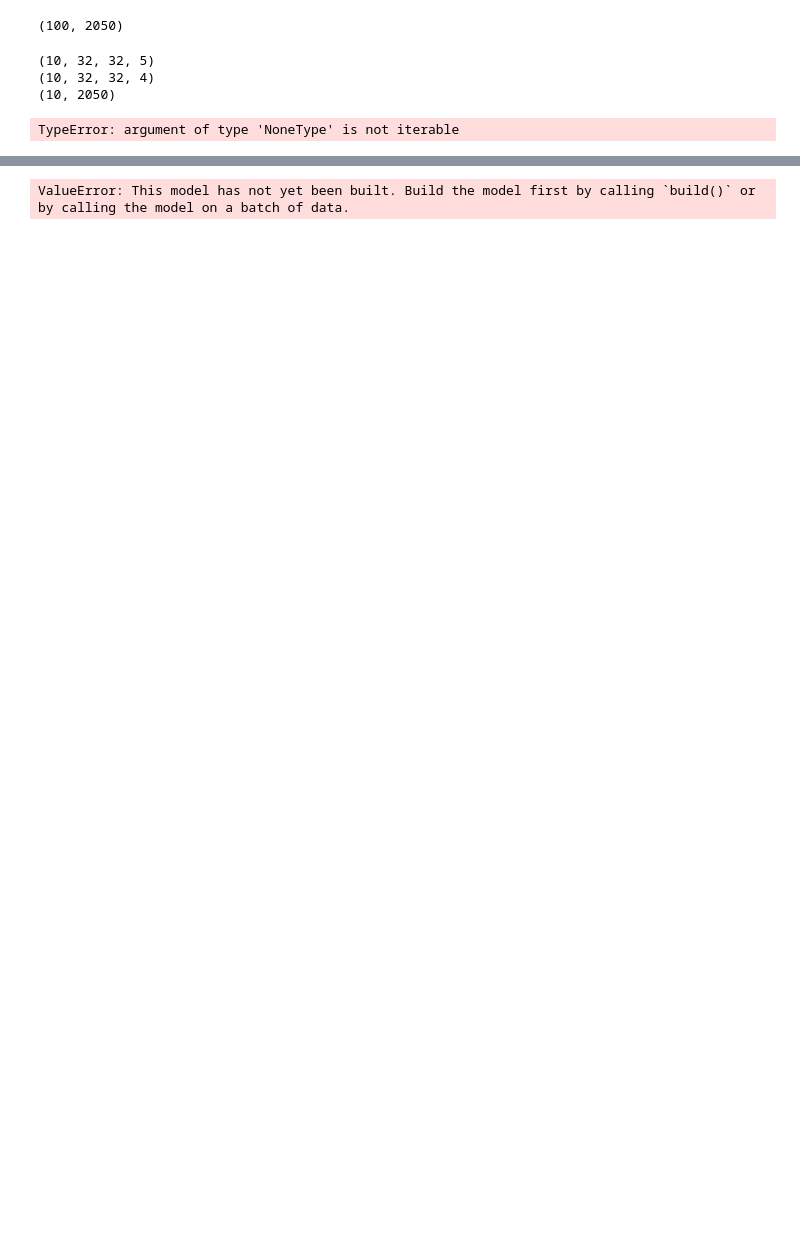
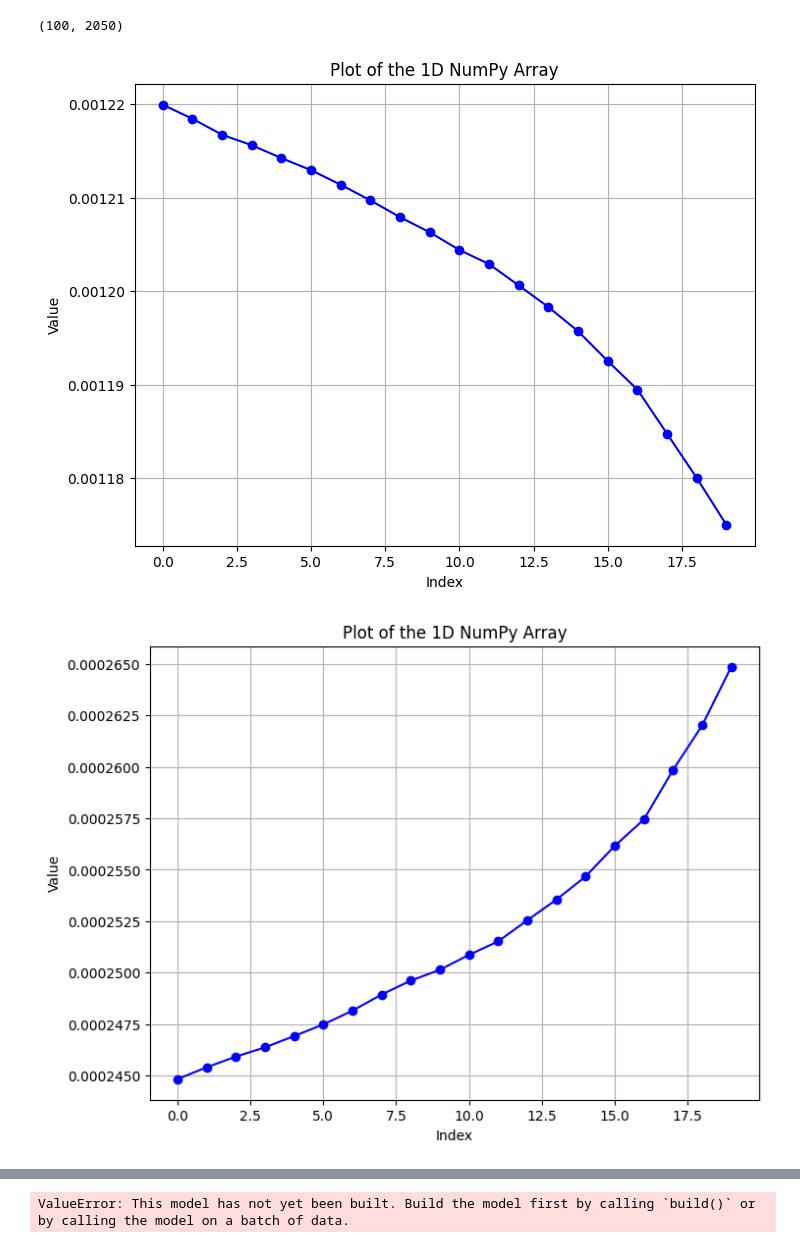
Before and after one commit to PeHaash/CRSA-0.3, a Jupyter notebook: notebooks/phase1.ipynb, the cells around one changed output, grey strips where cells are left out. Saved outputs shown, nothing was run; the diff lists cells and outputs as text; code cells hidden in the pictures; blank space fills up the shorter version.

```diff
--- a/notebooks/phase1.ipynb
+++ b/notebooks/phase1.ipynb
@@ -415,8 +415,8 @@ def build_gise(generator, surrogate):
 
   # make surrogate untrainable
   # surrogate.trainable = False
-  for layer in surrogate.layers:
-    layer.trainable = False
+  # for layer in surrogate.layers:
+  #   layer.trainable = False
 
   # get the output of generator
   output_gen = generator.output
@@ -489,13 +489,13 @@ Surrogate_ = build_surrogate(PowerOfShapes, num_of_hidden_layers = 5, input_chan
 
 Gise = build_gise(Generator_, Surrogate_)
 
-Gise.compile(loss='mse', optimizer='adam')
+Gise.compile(loss='mse', optimizer=keras.optimizers.Adam(learning_rate=0.0005))
 
 
-for layer in Surrogate_.layers:
-  layer.trainable = True
+# for layer in Surrogate_.layers:
+#   layer.trainable = True
 # Surrogate.trainable = True
-Surrogate_.compile(loss='mse', optimizer='adam', metrics=['accuracy'])
+Surrogate_.compile(loss='mse', optimizer=keras.optimizers.Adam(learning_rate=0.001), metrics=['accuracy'])
 # %%
 Gise.summary()
 # %% [output]
@@ -569,7 +569,7 @@ def epoch_loop(Detenvi: DualGridImplementation, Generator, Surrogate, Gise,
 
 
   ## train surrogate
-  Surrogate.trainable = True
+  # Surrogate.trainable = True
   surrogate_inputs = tf.TensorArray(dtype=tf.float64, size=surrogate_batch_count)
   surrogate_targets = tf.TensorArray(dtype=tf.float64, size=surrogate_batch_count)
 
@@ -601,7 +601,7 @@ def epoch_loop(Detenvi: DualGridImplementation, Generator, Surrogate, Gise,
   surrogate_loss = Surrogate.train_on_batch(surrogate_inputs, surrogate_targets)
 
   ## Training the GISE
-  Surrogate.trainable = False
+  # Surrogate.trainable = False
   gise_inputs =  tf.TensorArray(dtype=tf.float64, size=generator_batch_count)
   for i in tf.range(generator_batch_count): ## gise being trained
     latent_space = tf.random.uniform(shape=(Width, Height), minval=0, maxval=1, dtype=tf.float64)
@@ -614,15 +614,15 @@ def epoch_loop(Detenvi: DualGridImplementation, Generator, Surrogate, Gise,
   goal_of_gise_batch = np.tile(goal_of_gise, (generator_batch_count, 1))
   input_grid_binary_tensor_X = tf.expand_dims(input_grid_binary_tensor, axis = 0)
   input_grid_binary_tensor_batch = np.tile(input_grid_binary_tensor_X,  (generator_batch_count,1,1, 1))
-  print(gise_inputs.shape)
-  print(input_grid_binary_tensor_batch.shape)
-  print(goal_of_gise_batch.shape)
+  # print(gise_inputs.shape)
+  # print(input_grid_binary_tensor_batch.shape)
+  # print(goal_of_gise_batch.shape)
   Gise_Loss = Gise.train_on_batch([gise_inputs,input_grid_binary_tensor_batch], goal_of_gise_batch)
-  print(Gise_Loss)
-  print([surrogate_loss,Gise_Loss])
+  # print(Gise_Loss)
+  # print([surrogate_loss,Gise_Loss])
 
-  return [surrogate_loss,Gise_Loss]
-
+  # return [surrogate_loss, Gise_Loss]
+  return [surrogate_loss[0], Gise_Loss]
 
 
 # ss = epoch_loop()
@@ -652,15 +652,17 @@ def plot_array(arr):
     plt.grid(True)
     plt.show()
 # %%
-epoch_count = 2
-outputs= np.zeros(epoch_count)
+#### 7mins
+epoch_count = 20
+Surr= np.zeros(epoch_count)
+Genn= np.zeros(epoch_count)
+
 
 for __ in range(epoch_count):
-  outputs[__] = epoch_loop(InterpreterAndEvaluator, Generator_, Surrogate_, Gise, surrogate_batch_count= 10, generator_batch_count= 10)[0]
+  Surr[__], Genn[__] = epoch_loop(InterpreterAndEvaluator, Generator_, Surrogate_, Gise, surrogate_batch_count= 500, generator_batch_count= 500)
   # print(x)
-plot_array(outputs)
+plot_array(Surr)
+plot_array(Genn)
 # %% [output]
-(10, 32, 32, 5)
-(10, 32, 32, 4)
-(10, 2050)
-TypeError: argument of type 'NoneType' is not iterable
+[figure, added]
+[figure, added]
```
Also changed, not shown: parts of 5 cells of this notebook.
